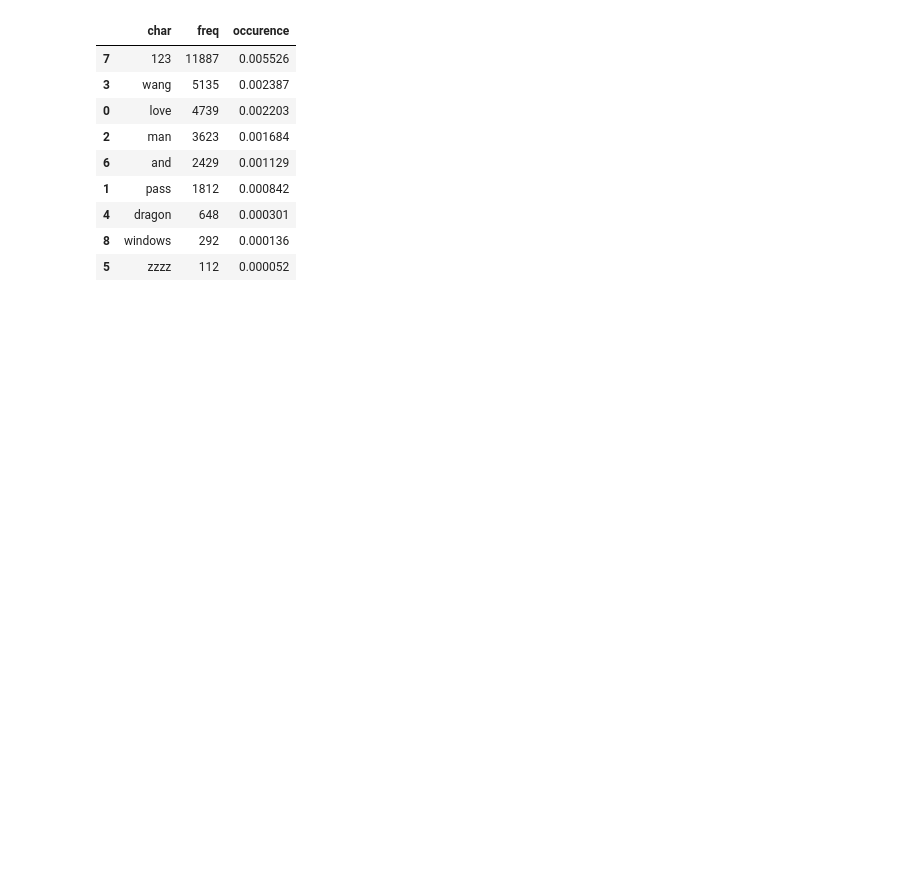
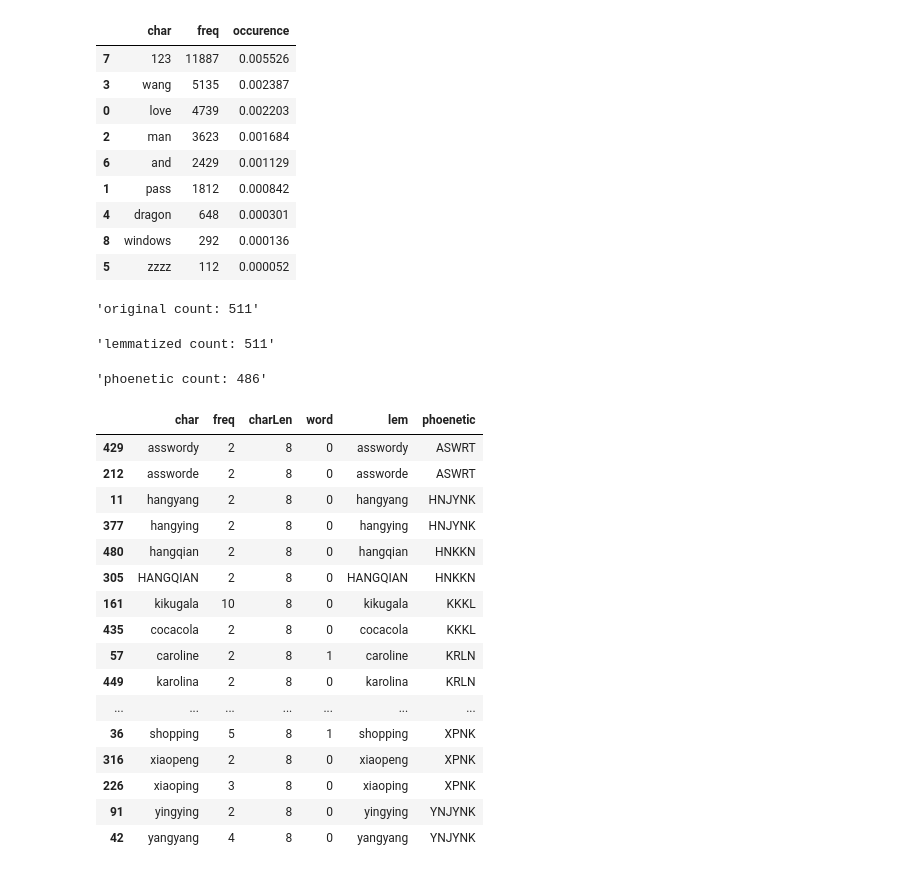
Before and after one commit to mondayn/py, a Jupyter notebook: pwAnalysis.ipynb, the cells around one changed output. Cells and saved outputs as stored; diff of their text form; code cells hidden in the pictures; blank space fills up the shorter version.

```diff
--- a/pwAnalysis.ipynb
+++ b/pwAnalysis.ipynb
@@ -201,6 +203,6 @@ records= 511
 # %%
 from nltk.corpus import words
-df3['word']=df3.char.apply(lambda m: 1 if m in words.words() else 0)
+df3['word']=df3.char.apply(lambda m: 1 if m in map(str.lower, words.words()) else 0)
 # %%
 print('most common words are')
 df3[df3.word==True].sort_values(['charLen', 'freq'], ascending=[False, False]).char.head(50).str.cat(sep='|')
@@ -231,0 +229,39 @@ df5.sort_values(by='freq',ascending=False)
+# %%
+from nltk.stem import WordNetLemmatizer
+import jellyfish
+
+lemmatizer = WordNetLemmatizer()
+# nltk.download('wordnet')
+
+df3['lem'] = [lemmatizer.lemmatize(r.char) for r in df3.itertuples()]
+df3['phoenetic'] = [jellyfish.metaphone(r.char) for r in df3.itertuples()]
+
+'original count: {}'.format(df3.char.nunique())
+'lemmatized count: {}'.format(df3.lem.nunique())
+'phoenetic count: {}'.format(df3.phoenetic.nunique())
+# %% [output]
+'original count: 511'
+'lemmatized count: 511'
+'phoenetic count: 486'
+# %%
+#lemmatizing didn't matter; everything's distinct
+#look at phoenitcally similar
+df3[(df3.duplicated('phoenetic',keep=False))].sort_values('phoenetic')
+# %% [output]
+|  | char | freq | charLen | word | lem | phoenetic |
+| 429 | asswordy | 2 | 8 | 0 | asswordy | ASWRT |
+| 212 | assworde | 2 | 8 | 0 | assworde | ASWRT |
+| 11 | hangyang | 2 | 8 | 0 | hangyang | HNJYNK |
+| 377 | hangying | 2 | 8 | 0 | hangying | HNJYNK |
+| 480 | hangqian | 2 | 8 | 0 | hangqian | HNKKN |
+| 305 | HANGQIAN | 2 | 8 | 0 | HANGQIAN | HNKKN |
+| 161 | kikugala | 10 | 8 | 0 | kikugala | KKKL |
+| 435 | cocacola | 2 | 8 | 0 | cocacola | KKKL |
+| 57 | caroline | 2 | 8 | 1 | caroline | KRLN |
+| 449 | karolina | 2 | 8 | 0 | karolina | KRLN |
+| ... | ... | ... | ... | ... | ... | ... |
+| 36 | shopping | 5 | 8 | 1 | shopping | XPNK |
+| 316 | xiaopeng | 2 | 8 | 0 | xiaopeng | XPNK |
+| 226 | xiaoping | 3 | 8 | 0 | xiaoping | XPNK |
+| 91 | yingying | 2 | 8 | 0 | yingying | YNJYNK |
+| 42 | yangyang | 4 | 8 | 0 | yangyang | YNJYNK |
```
Also changed, not shown: parts of 5 cells of this notebook, 1 other file.
